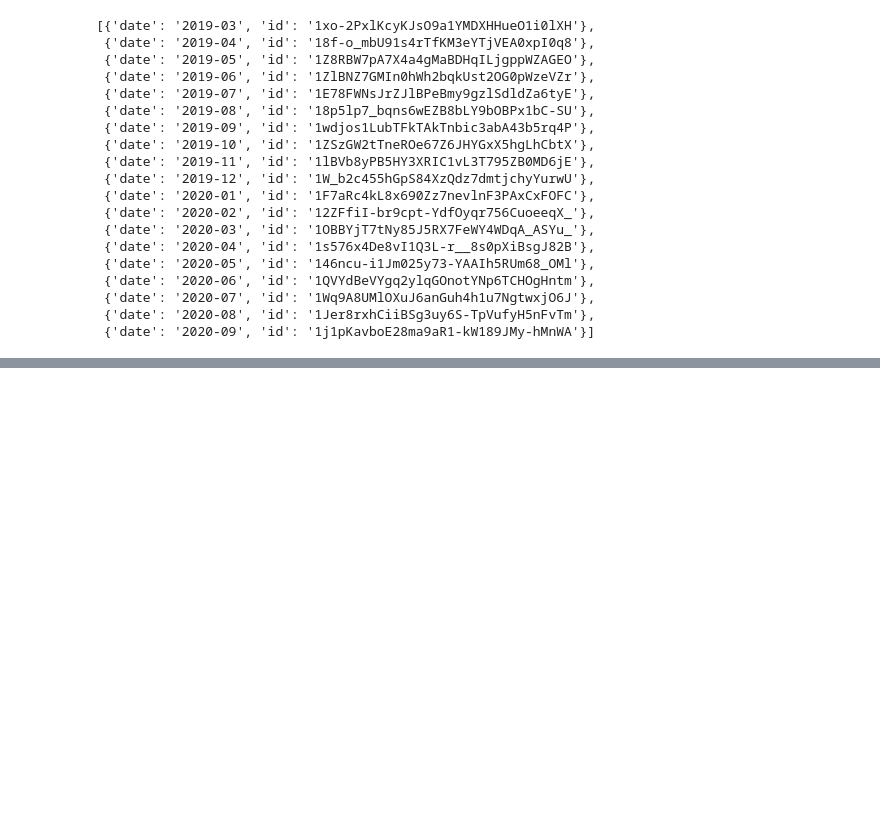
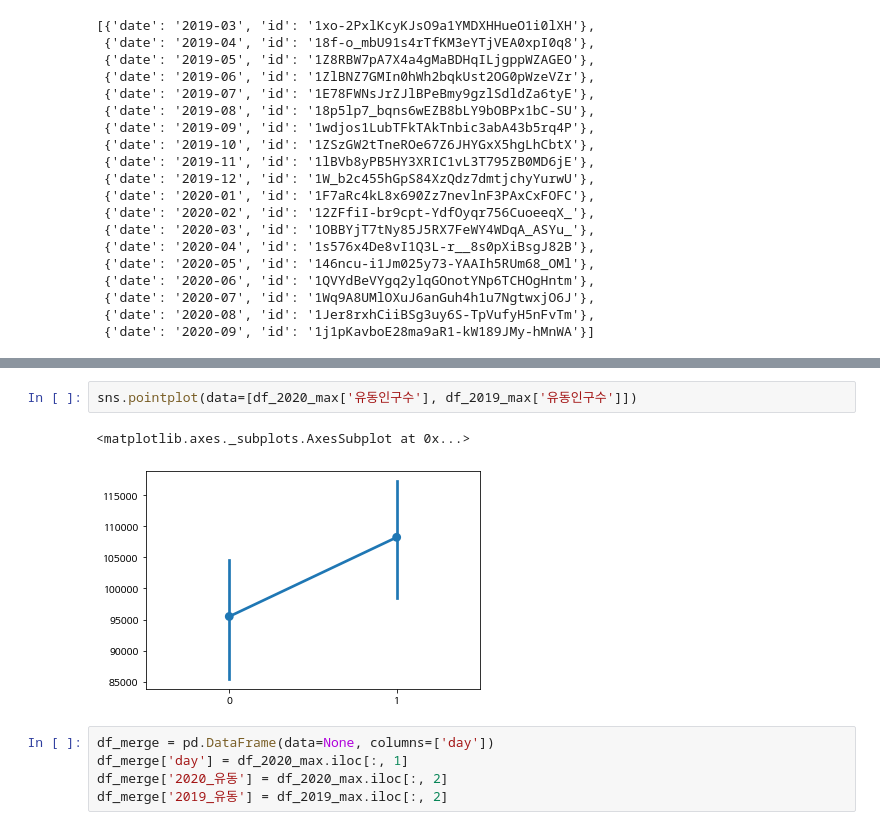
Before and after one commit to wiv33/A-Learning-python, a Jupyter notebook: machine-learning/_000_hello_machine/_000_basic/_008_pandas/_002_moving_population.ipynb, the cells around one changed output, grey strips where cells are left out. Cells and saved outputs as stored; diff of their text form; blank space fills up the shorter version.

```diff
--- a/machine-learning/_000_hello_machine/_000_basic/_008_pandas/_002_moving_population.ipynb
+++ b/machine-learning/_000_hello_machine/_000_basic/_008_pandas/_002_moving_population.ipynb
@@ -281,0 +335,10 @@ sns.jointplot(l[0][1])
+# %%
+sns.pointplot(data=[df_2020_max['유동인구수'], df_2019_max['유동인구수']])
+# %% [output]
+<matplotlib.axes._subplots.AxesSubplot at 0x...>
+[figure, added]
+# %%
+df_merge = pd.DataFrame(data=None, columns=['day'])
+df_merge['day'] = df_2020_max.iloc[:, 1]
+df_merge['2020_유동'] = df_2020_max.iloc[:, 2]
+df_merge['2019_유동'] = df_2019_max.iloc[:, 2]
```
Also changed, not shown: parts of 43 cells of this notebook.
